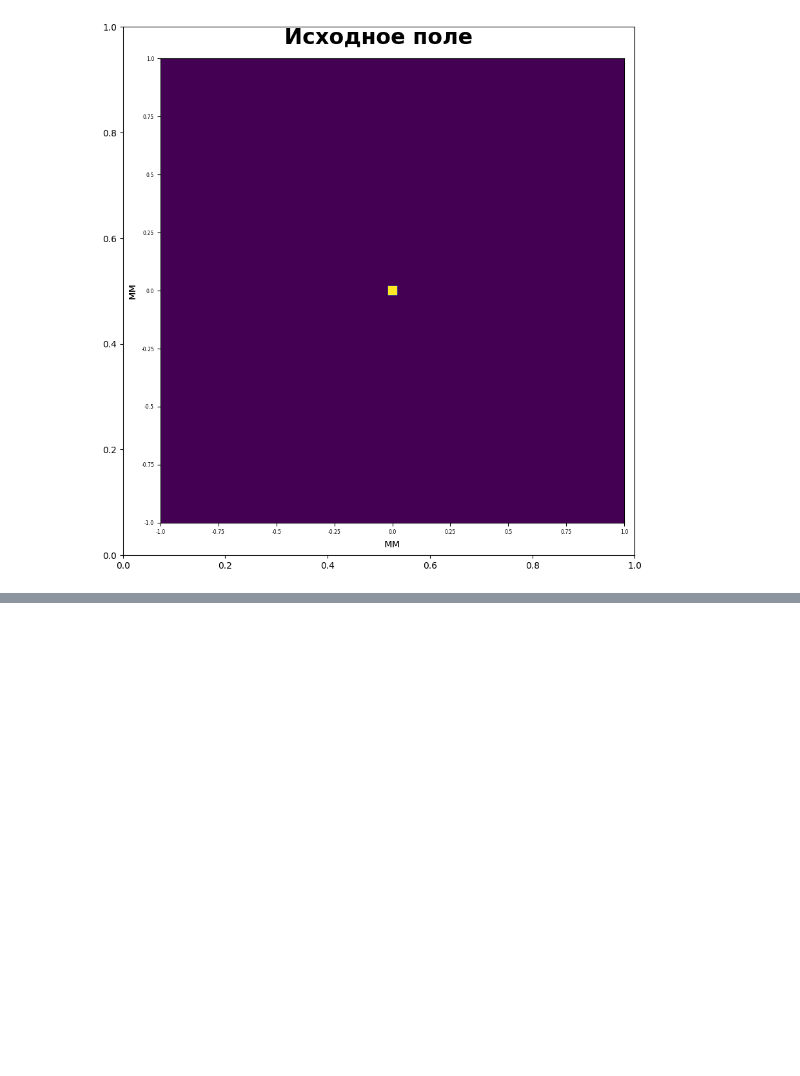
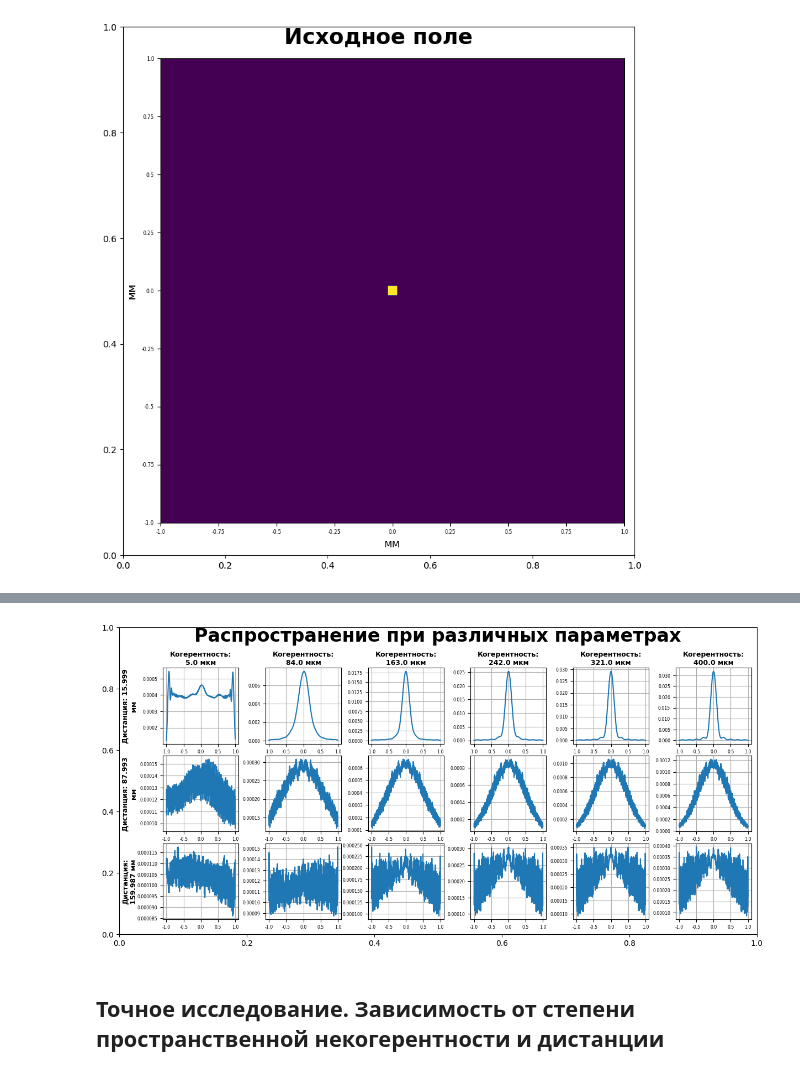
Before and after one commit to Belashov641618/OpticalEncoder, a Jupyter notebook: notebooks/Response function.ipynb, the cells around one changed output, grey strips where cells are left out. Drawn from its saved outputs; the diff is of its cells as text; code cells hidden in the pictures; blank space fills up the shorter version.

```diff
--- a/notebooks/Response function.ipynb
+++ b/notebooks/Response function.ipynb
@@ -139,0 +149,24 @@ plot.show()
+# %%
+plot = TiledPlot(*FigureWidthHeight)
+plot.FontLibrary = FontLibrary
+plot.title('Распространение при различных параметрах')
+formatter, unit = engineering.separatedformatter(b_length, 'м')
+
+for col, spatial_coherence in enumerate(spatial_coherence_array):
+  plot.description.column.top(f"Когерентность: {engineering(spatial_coherence, 'м')}", col)
+
+for row, distance in enumerate(distance_array):
+  plot.description.row.left(f"Дистанция: {engineering(distance, 'м')}", row)
+
+x_range = numpy.linspace(-b_length/2,+b_length/2,N)
+for col, row, spatial_coherence, distance, data in results:
+  axes = plot.axes.add(col, row)
+  axes.plot(x_range, data[-1])
+  axes.grid(True)
+  axes.xaxis.set_major_formatter(formatter)
+
+plot.show()
+# %% [output]
+[figure, added]
+# %% [markdown]
+## Точное исследование. Зависимость от степени пространственной некогерентности и дистанции
```
Also changed, not shown: parts of 9 cells of this notebook.
